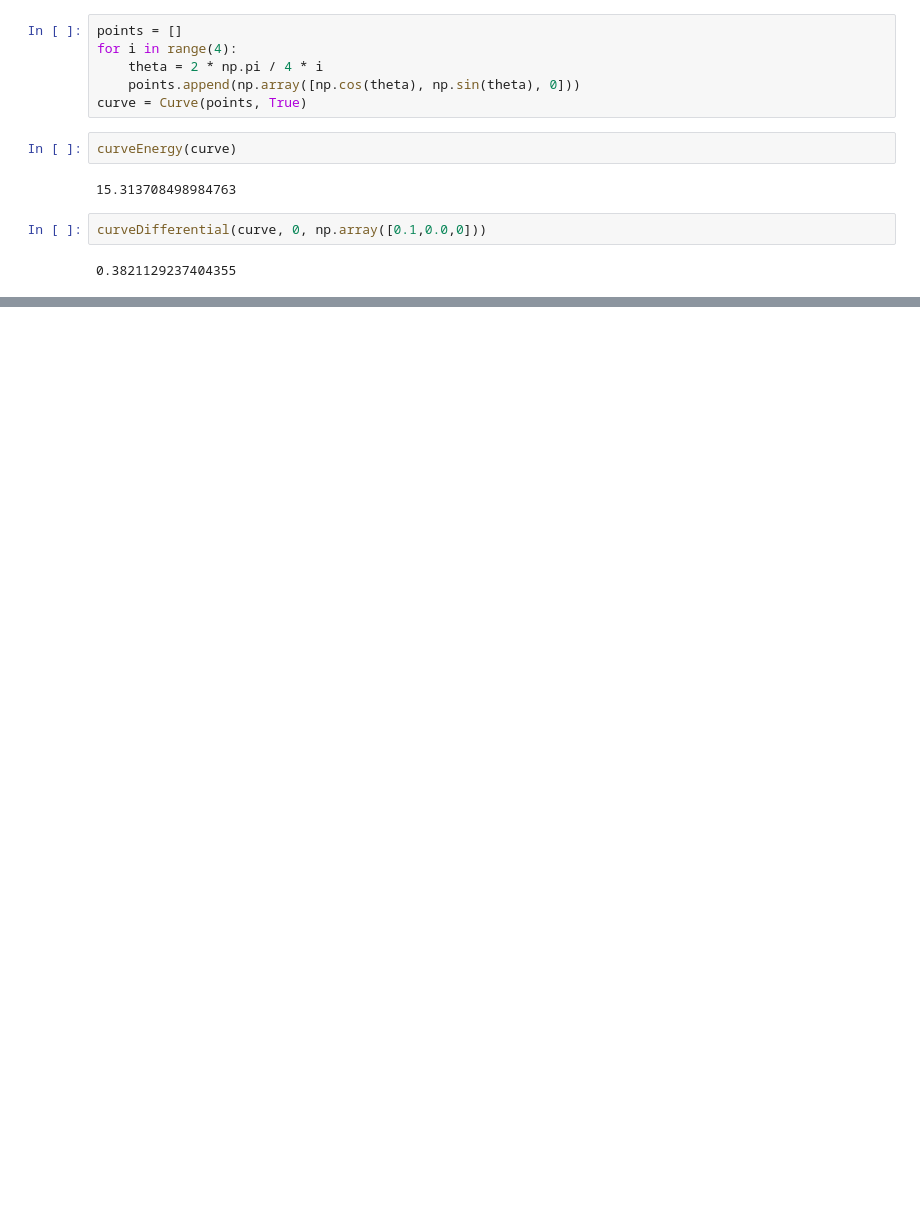
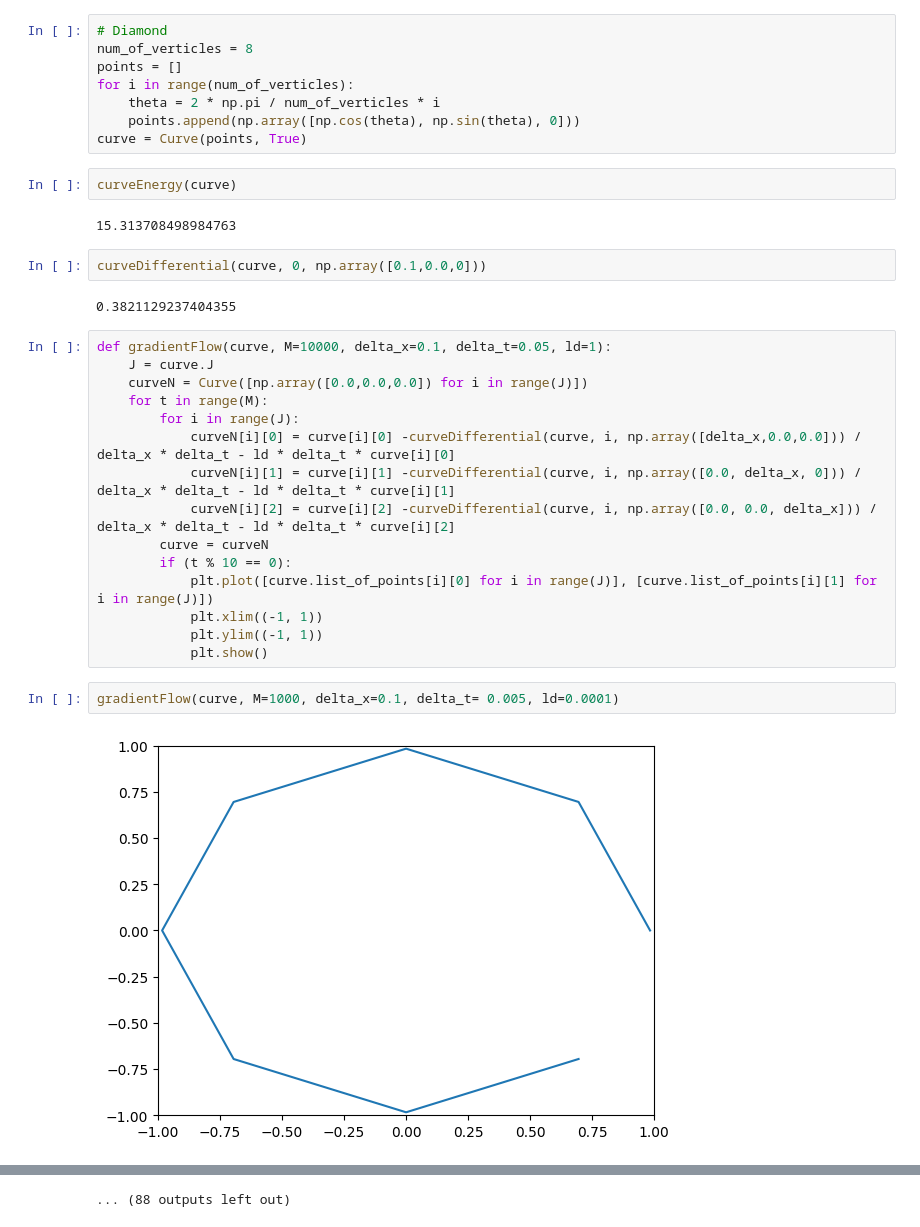
Before and after one commit to pauljoohyunkim/partC_Dissertation, a Jupyter notebook: Lab/PDE/python/SimpleCurveEnergy/curve_repulsion.ipynb, the cells around one changed output, grey strips where cells are left out. Drawn from its saved outputs; the diff is of its cells as text; blank space fills up the shorter version.

```diff
--- a/Lab/PDE/python/SimpleCurveEnergy/curve_repulsion.ipynb
+++ b/Lab/PDE/python/SimpleCurveEnergy/curve_repulsion.ipynb
@@ -67,9 +67,11 @@ def curveDifferential(curve, index, perturbation_vec):
     differential = (energyP - energyN) / 2
     return differential
 # %%
+# Diamond
+num_of_verticles = 8
 points = []
-for i in range(4):
-    theta = 2 * np.pi / 4 * i
+for i in range(num_of_verticles):
+    theta = 2 * np.pi / num_of_verticles * i
     points.append(np.array([np.cos(theta), np.sin(theta), 0]))
 curve = Curve(points, True)
 # %%
@@ -80,3 +82,22 @@ curveEnergy(curve)
 curveDifferential(curve, 0, np.array([0.1,0.0,0]))
 # %% [output]
 0.3821129237404355
+# %%
+def gradientFlow(curve, M=10000, delta_x=0.1, delta_t=0.05, ld=1):
+    J = curve.J
+    curveN = Curve([np.array([0.0,0.0,0.0]) for i in range(J)])
+    for t in range(M):
+        for i in range(J):
+            curveN[i][0] = curve[i][0] -curveDifferential(curve, i, np.array([delta_x,0.0,0.0])) / delta_x * delta_t - ld * delta_t * curve[i][0]
+            curveN[i][1] = curve[i][1] -curveDifferential(curve, i, np.array([0.0, delta_x, 0])) / delta_x * delta_t - ld * delta_t * curve[i][1]
+            curveN[i][2] = curve[i][2] -curveDifferential(curve, i, np.array([0.0, 0.0, delta_x])) / delta_x * delta_t - ld * delta_t * curve[i][2]
+        curve = curveN
+        if (t % 10 == 0):
+            plt.plot([curve.list_of_points[i][0] for i in range(J)], [curve.list_of_points[i][1] for i in range(J)])
+            plt.xlim((-1, 1))
+            plt.ylim((-1, 1))
+            plt.show()
+# %%
+gradientFlow(curve, M=1000, delta_x=0.1, delta_t= 0.005, ld=0.0001)
+# %% [output]
+[figure, added]
@@ -82,0 +115 @@ curveDifferential(curve, 0, np.array([0.1,0.0,0]))
+... (88 outputs left out)
```
Also changed, not shown: parts of 1 cell of this notebook.
